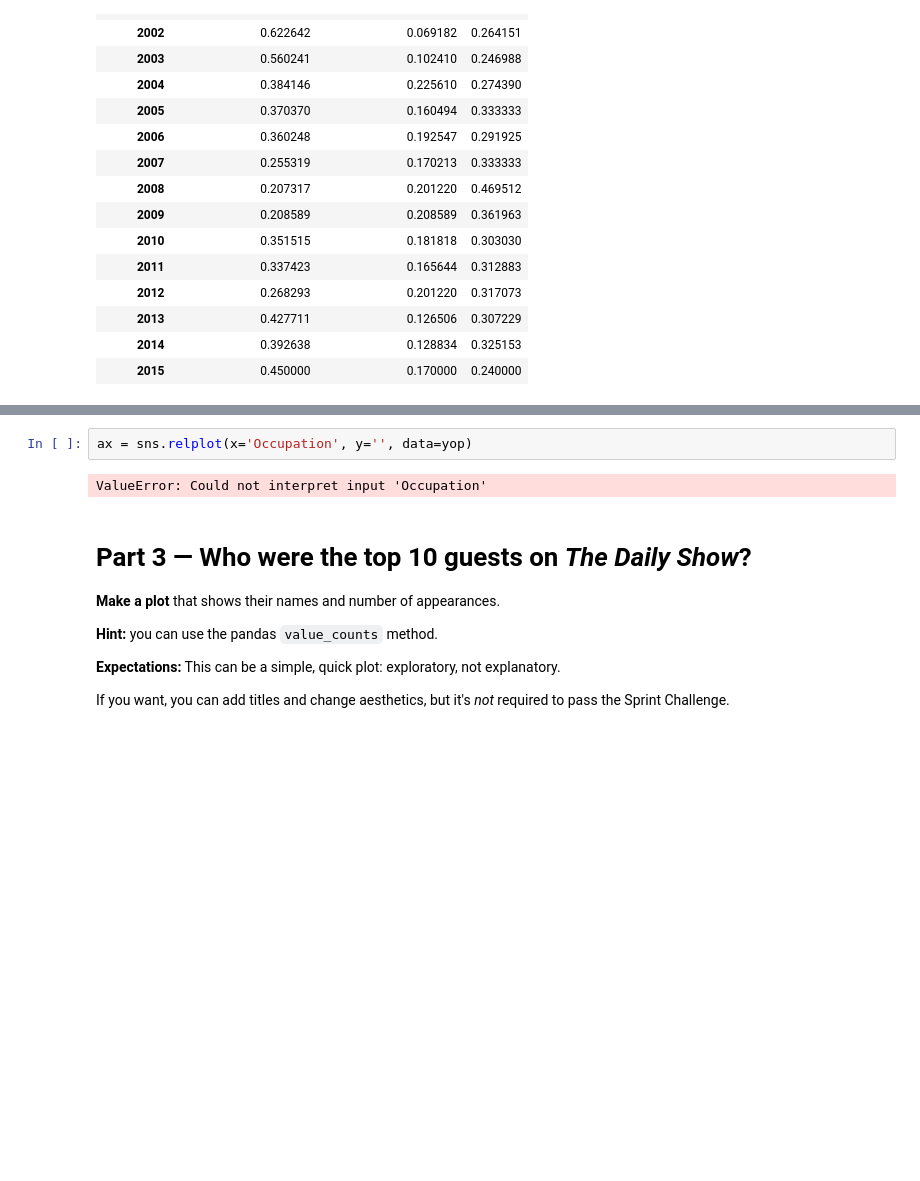
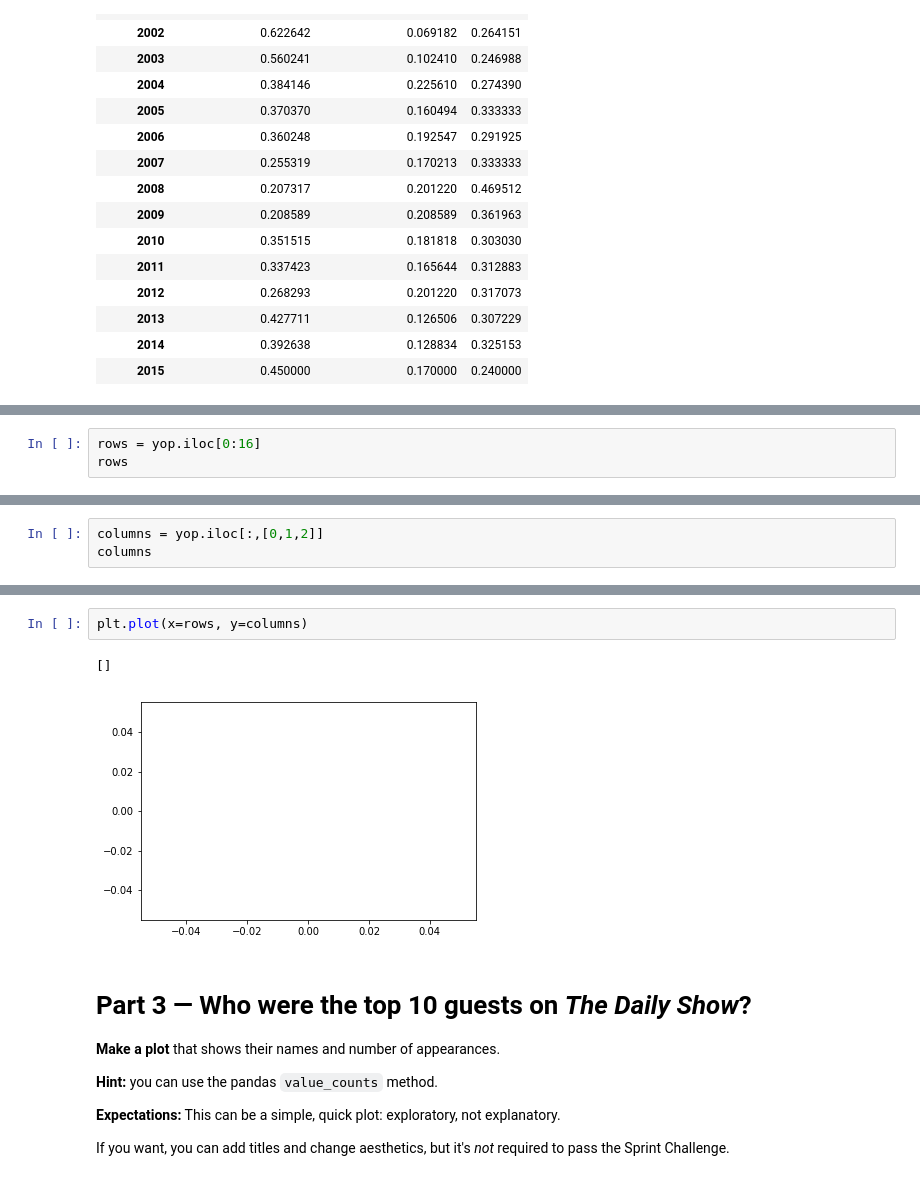
Before and after one commit to bloominstituteoftechnology/DS-Sprint-02-Storytelling-With-Data, a Jupyter notebook: DS_Unit_1_Sprint_Challenge_2.ipynb, the cells around one changed output, grey strips where cells are left out. Saved outputs shown, nothing was run; the diff lists cells and outputs as text; blank space fills up the shorter version.

```diff
--- a/DS_Unit_1_Sprint_Challenge_2.ipynb
+++ b/DS_Unit_1_Sprint_Challenge_2.ipynb
@@ -145,0 +140,3 @@ Int64Index([1999, 2000, 2001, 2002, 2003, 2004, 2005, 2006, 2007, 2008, 2009,
+# %%
+rows = yop.iloc[0:16]
+rows
@@ -145,0 +162,3 @@ Int64Index([1999, 2000, 2001, 2002, 2003, 2004, 2005, 2006, 2007, 2008, 2009,
+# %%
+columns = yop.iloc[:,[0,1,2]]
+columns
@@ -150,7 +189,8 @@ Index(['Acting, Comedy & Music', 'Government and Politics', 'Media', 'Other'], d
-# %%
-ax = sns.relplot(x='Occupation', y='', data=yop)
-# %% [output]
-ValueError: Could not interpret input 'Occupation'
+# %%
+plt.plot(x=rows, y=columns)
+# %% [output]
+[]
+[figure, added]
 # %% [markdown]
 # Part 3 — Who were the top 10 guests on _The Daily Show_?
 
```
Also changed, not shown: parts of 4 cells of this notebook.
